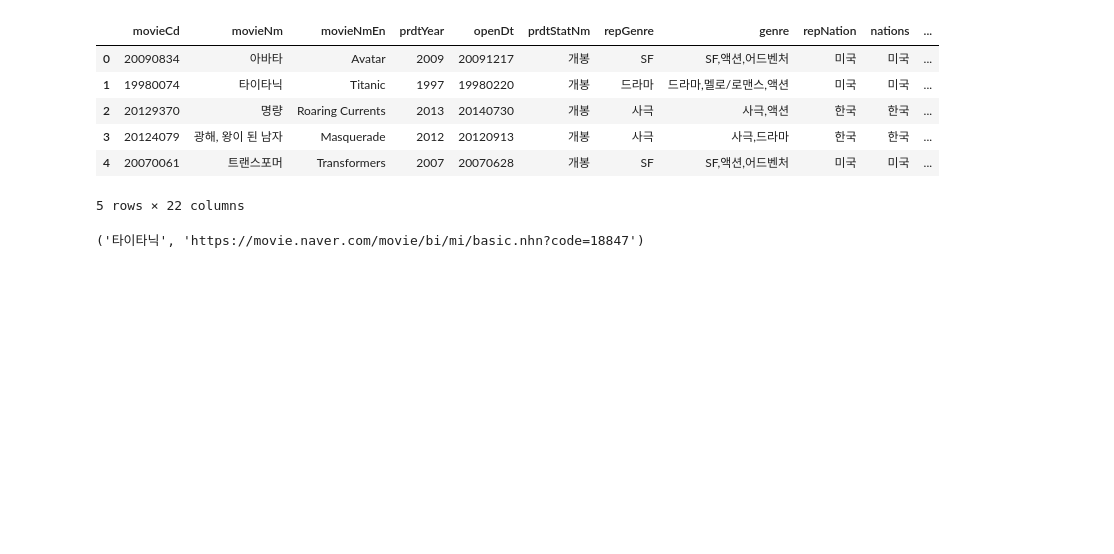
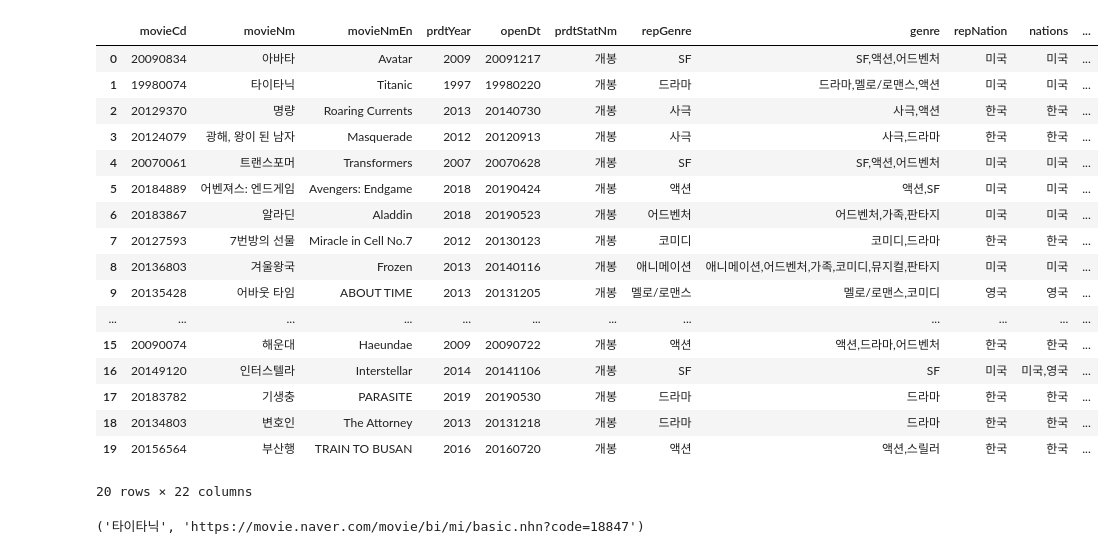
Before and after one commit to chongs02/final_project, a Jupyter notebook: DataScience/Code/preprocess/reply_crawling/NAVER_review_crawling.ipynb, the cells around one changed output. Cells and saved outputs as stored; diff of their text form; code cells hidden in the pictures; blank space fills up the shorter version.

Commit message:
modify database movieScore

```diff
--- a/DataScience/Code/preprocess/reply_crawling/NAVER_review_crawling.ipynb
+++ b/DataScience/Code/preprocess/reply_crawling/NAVER_review_crawling.ipynb
@@ -24,15 +24,26 @@ save_path = r"C:\Users\Jwp\Desktop\workspace\Final_project\DataScience\Final_Dat
 # %%
 movies = pd.read_csv(os.path.join(data_path, "movies_hot_merged_en.csv"), encoding="euc-kr")
 # %%
-movies[:5]
+movies
 # %% [output]
 |  | movieCd | movieNm | movieNmEn | prdtYear | openDt | prdtStatNm | repGenre | genre | repNation | nations | ... |
 | 0 | 20090834 | 아바타 | Avatar | 2009 | 20091217 | 개봉 | SF | SF,액션,어드벤처 | 미국 | 미국 | ... |
 | 1 | 19980074 | 타이타닉 | Titanic | 1997 | 19980220 | 개봉 | 드라마 | 드라마,멜로/로맨스,액션 | 미국 | 미국 | ... |
 | 2 | 20129370 | 명량 | Roaring Currents | 2013 | 20140730 | 개봉 | 사극 | 사극,액션 | 한국 | 한국 | ... |
 | 3 | 20124079 | 광해, 왕이 된 남자 | Masquerade | 2012 | 20120913 | 개봉 | 사극 | 사극,드라마 | 한국 | 한국 | ... |
 | 4 | 20070061 | 트랜스포머 | Transformers | 2007 | 20070628 | 개봉 | SF | SF,액션,어드벤처 | 미국 | 미국 | ... |
+| 5 | 20184889 | 어벤져스: 엔드게임 | Avengers: Endgame | 2018 | 20190424 | 개봉 | 액션 | 액션,SF | 미국 | 미국 | ... |
+| 6 | 20183867 | 알라딘 | Aladdin | 2018 | 20190523 | 개봉 | 어드벤처 | 어드벤처,가족,판타지 | 미국 | 미국 | ... |
+| 7 | 20127593 | 7번방의 선물 | Miracle in Cell No.7 | 2012 | 20130123 | 개봉 | 코미디 | 코미디,드라마 | 한국 | 한국 | ... |
+| 8 | 20136803 | 겨울왕국 | Frozen | 2013 | 20140116 | 개봉 | 애니메이션 | 애니메이션,어드벤처,가족,코미디,뮤지컬,판타지 | 미국 | 미국 | ... |
+| 9 | 20135428 | 어바웃 타임 | ABOUT TIME | 2013 | 20131205 | 개봉 | 멜로/로맨스 | 멜로/로맨스,코미디 | 영국 | 영국 | ... |
+| ... | ... | ... | ... | ... | ... | ... | ... | ... | ... | ... | ... |
+| 15 | 20090074 | 해운대 | Haeundae | 2009 | 20090722 | 개봉 | 액션 | 액션,드라마,어드벤처 | 한국 | 한국 | ... |
+| 16 | 20149120 | 인터스텔라 | Interstellar | 2014 | 20141106 | 개봉 | SF | SF | 미국 | 미국,영국 | ... |
+| 17 | 20183782 | 기생충 | PARASITE | 2019 | 20190530 | 개봉 | 드라마 | 드라마 | 한국 | 한국 | ... |
+| 18 | 20134803 | 변호인 | The Attorney | 2013 | 20131218 | 개봉 | 드라마 | 드라마 | 한국 | 한국 | ... |
+| 19 | 20156564 | 부산행 | TRAIN TO BUSAN | 2016 | 20160720 | 개봉 | 액션 | 액션,스릴러 | 한국 | 한국 | ... |
-5 rows × 22 columns
+20 rows × 22 columns
 # %%
 def progress_bar(i, total):
     k = i/total*100
```
Also changed, not shown: parts of 7 cells of this notebook, 20 other files.
